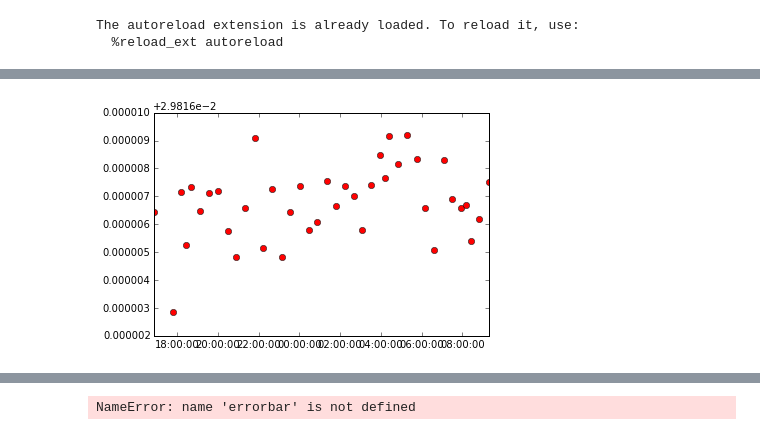
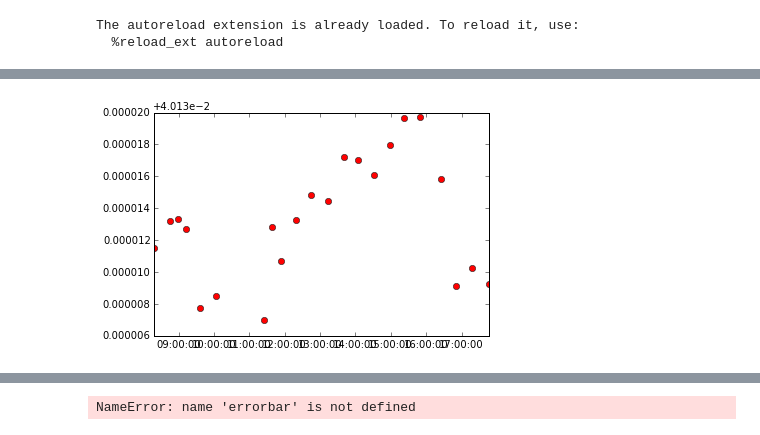
Before and after one commit to Marfster/NU_Plasma, a Jupyter notebook: Nu Plasma Evaluation - internal norm.ipynb, the cells around one changed output, grey strips where cells are left out. Drawn from its saved outputs; the diff is of its cells as text; code cells hidden in the pictures.

```diff
--- a/Nu Plasma Evaluation - internal norm.ipynb
+++ b/Nu Plasma Evaluation - internal norm.ipynb
@@ -18,10 +18,11 @@ from pylab import plot, show, savefig
 from scipy import stats
 #%pylab inline
 # %%
-path = "/Volumes/friebelm/PhD/NU Plasma/Measurements/2016-05-19/"
+path = "/Volumes/friebelm/PhD/NU Plasma/Measurements/2016-07-25/"
+#path = "/Users/marf 1/Desktop/PhD Temp/2016-07-25/"
 path_sav = "/Volumes/friebelm/PhD/NU Plasma/Measurements/compilation/"
-files_start = 4094
-files_end = 4172
+files_start = 4639
+files_end = 4706
 # %%
 # cup configuration
 #cup_config = cycle_Sb
@@ -33,20 +34,25 @@ corr_isotopes_2 = {"Cd" : "111", "Te" : "125", "Xe" : "129"}
 corr_isotopes_Sb = {"Te": "125"}
 # Mass Range of cup configuration
 mass_range = cycles2_mass_range
-#isotopes = [["111", "112", "114", "115", "116", "117", "118", "119", "122", "124"], ["117", "118", "119", "122", "124"]]
-isotopes = [["111", "112", "113", "114", "115", "116", "117", "119", "120", "122", "124", "125"]]
-#isotopes = [["116", "117", "118", "119", "122", "124"]]
-isotope_column = ["111", "112", "113", "114", "115", "116", "117", "119", "120", "122", "124", "125"]
-data_sample_column = [(i + "/" + "118") for i in isotope_column]
+# 122/118 norm
+#isotopes = [["111", "112", "113", "114", "115", "116", "117", "119", "120", "122", "124", "125"]]
+#isotope_column = ["111", "112", "113", "114", "115", "116", "117", "119", "120", "122", "124", "125"]
+#data_sample_column = [(i + "/" + "118") for i in isotope_column]
+#denom_isotope = "118"
+#norm_ratio = ["122","118"]
+# 116/120 norm
+isotopes = [["111", "112", "113", "114", "115", "116", "117", "118", "119", "122", "124", "125"]]
+isotope_column = ["111", "112", "113", "114", "115", "116", "117", "118", "119", "122", "124", "125"]
+data_sample_column = [(i + "/" + "120") for i in isotope_column]
+denom_isotope = "120"
+norm_ratio = ["116","120"]
 
-denom_isotope = "118"
-norm_ratio = ["120","118"]
 #number of iterations for beta
 iter_beta = 10
 
 # Interference_corr on the denominator isotope
 isotope_denom_corr = False
-
+# background correction
 blk_corr = True
 # %%
 columns_1 = ["cycle", "sample", "date", "H8 (1)", "H7 (1)", "H6 (1)", "H5 (1)", "H4 (1)", "H3 (1)", "H2 (1)", "H1 (1)", "Ax (1)", "L1 (1)", "L2 (1)", "L3 (1)", "L4 (1)"]
@@ -54,8 +60,8 @@ columns_2 = ["cycle", "H8 (2)", "H7 (2)", "H6 (2)", "H5 (2)", "H4 (2)", "H3 (2)"
 df_all = pd.DataFrame()
 blk_ls = []
 sample_ls = []
-#files_1 = range(files_start, files_end, 1)
-files_1 = range(4094, 4098, 1) + range(4099, 4172, 1)
+files_1 = range(files_start, files_end, 1)
+#files_1 = range(4094, 4098, 1) + range(4099, 4172, 1)
 for sample in files_1:
     df = NU_data_read(path, sample, cup_config)
     cycles = range(1, len(df.data_read(sample).index)+1)
@@ -87,7 +93,7 @@ df_all
 #for x in [123]:
 #    sample_ls.remove(x)
 #blk_ls = blk_ls[0::5]
-#blk_ls.remove(4042)
+#blk_ls.remove(4639)
 df_all
 # %% [output]
 |  | cycle | sample | H8 (1) | H7 (1) | H6 (1) | H5 (1) | H4 (1) | H3 (1) | H2 (1) | H1 (1) | ... | ... |
@@ -265,12 +267,12 @@ df_internal_norm_sample_sd
 # %%
 plot_Nist = df_internal_norm_mean[df_internal_norm_mean["sample"] == "NIST 200ppb"]
 plot_Nist = plot_Nist[(plot_Nist["118"] >= .5)]
 #dataplot = plot(plot_Nist["Te/Sn"], plot_Nist["124/118"], "ro")
-dataplot = plot(plot_Nist.index, plot_Nist["112/120"], "ro")
+dataplot = plot(plot_Nist.index, plot_Nist["112/118"], "ro")
 #dataplot = plot(plot_Nist.index, plot_Nist["120"], "ro")
 show(dataplot)
 # %% [output]
-[figure, old version]
+[figure, new version]
 # %%
 sub_index = df_internal_norm_mean[(df_internal_norm_mean["sample"].shift(1) == df_internal_norm_mean["sample"].shift(-1)) & (df_internal_norm_mean["sample"].shift(1) == "NIST 200ppb")].index
 #corr_values = df_internal_norm_mean[(df_external_norm_mean >= 0.74289)]
```
Also changed, not shown: parts of 9 cells of this notebook, 1 other file.
